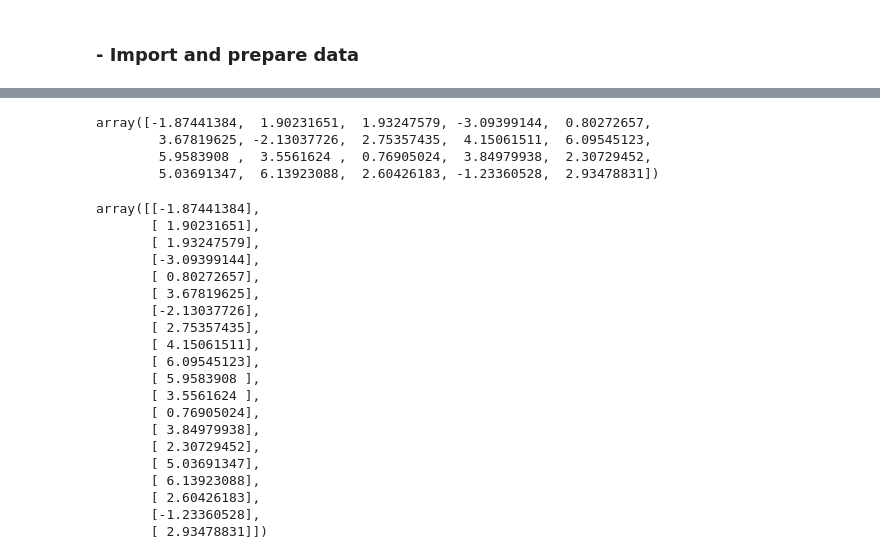
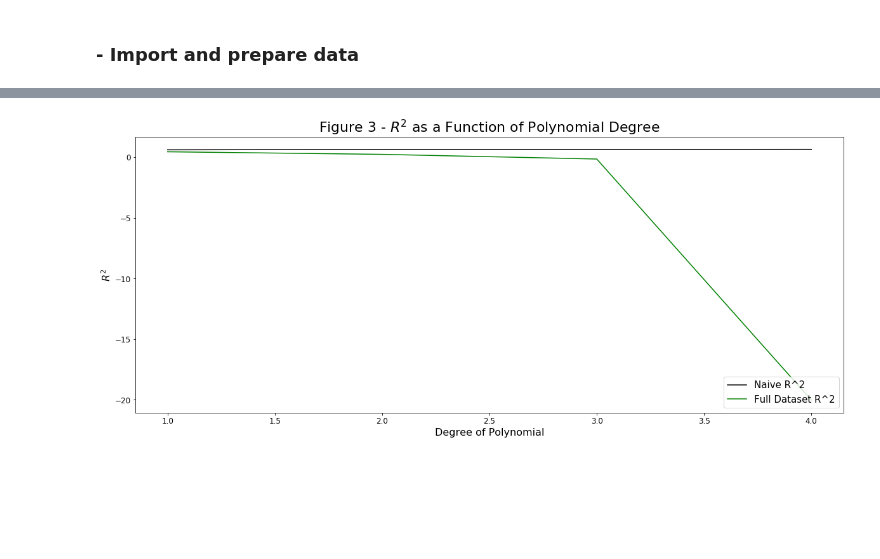
Before and after one commit to Data-Science-Link/Learning_Machine_Learning, a Jupyter notebook: 2_Overfitting_and_Cross_Validation.ipynb, the cells around one changed output, grey strips where cells are left out. Cells and saved outputs as stored; diff of their text form; code cells hidden in the pictures; blank space fills up the shorter version.

```diff
--- a/2_Overfitting_and_Cross_Validation.ipynb
+++ b/2_Overfitting_and_Cross_Validation.ipynb
@@ -185,32 +117,24 @@ plt.show()
-# %%
-x = 2 - 3 * np.random.normal(0, 1, 20)
-x
-# %% [output]
-array([-1.87441384,  1.90231651,  1.93247579, -3.09399144,  0.80272657,
-        3.67819625, -2.13037726,  2.75357435,  4.15061511,  6.09545123,
-        5.9583908 ,  3.5561624 ,  0.76905024,  3.84979938,  2.30729452,
-        5.03691347,  6.13923088,  2.60426183, -1.23360528,  2.93478831])
-# %%
-x = x[:, np.newaxis]
-x
-# %% [output]
-array([[-1.87441384],
-       [ 1.90231651],
-       [ 1.93247579],
-       [-3.09399144],
-       [ 0.80272657],
-       [ 3.67819625],
-       [-2.13037726],
-       [ 2.75357435],
-       [ 4.15061511],
-       [ 6.09545123],
-       [ 5.9583908 ],
-       [ 3.5561624 ],
-       [ 0.76905024],
-       [ 3.84979938],
-       [ 2.30729452],
-       [ 5.03691347],
-       [ 6.13923088],
-       [ 2.60426183],
-       [-1.23360528],
-       [ 2.93478831]])
+# %%
+degree_lst = range(1,5)
+train_score_lst = []
+test_score_lst = []
+
+for i in degree_lst:
+    degree=i
+    polyreg=make_pipeline(PolynomialFeatures(degree),LinearRegression())
+    polyreg.fit(X_train,y_train)
+    train_score_lst.append(polyreg.score(X_train, y_train))
+    test_score_lst.append(polyreg.score(X_full, y_full))
+
+score_lst
+
+fig, ax = plt.subplots(figsize=(20,8))
+plt.plot(degree_lst, train_score_lst, color="black", label="Naive R^2")
+plt.plot(degree_lst, test_score_lst, color="green", label="Full Dataset R^2")
+plt.xlabel('Degree of Polynomial')
+plt.ylabel('$R^2$')
+plt.title("Figure 3 - $R^2$ as a Function of Polynomial Degree")
+plt.legend(loc='lower right', prop={'size': 15})
+plt.show()
+# %% [output]
+[figure, added]
```
Also changed, not shown: parts of 22 cells of this notebook, 1 other file.
